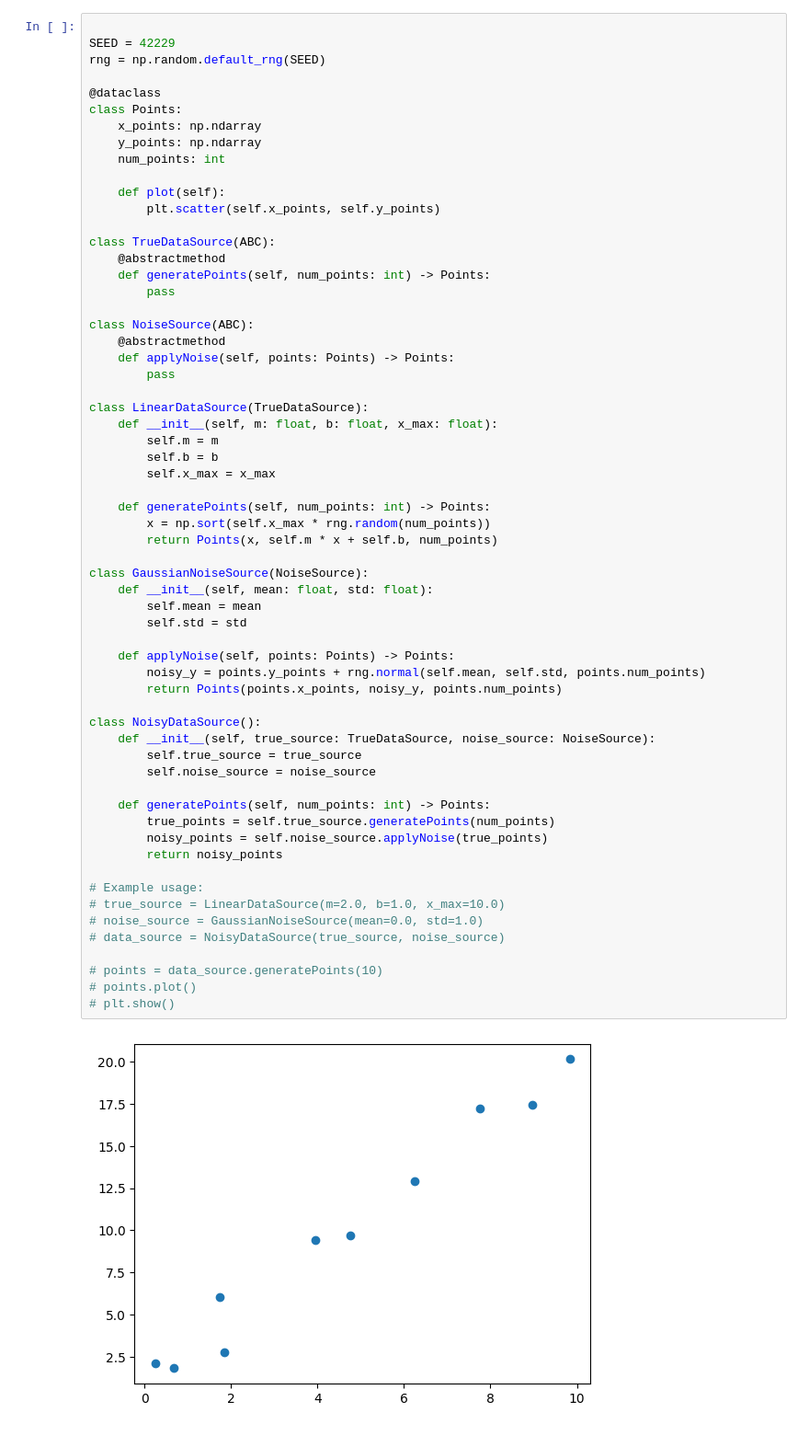
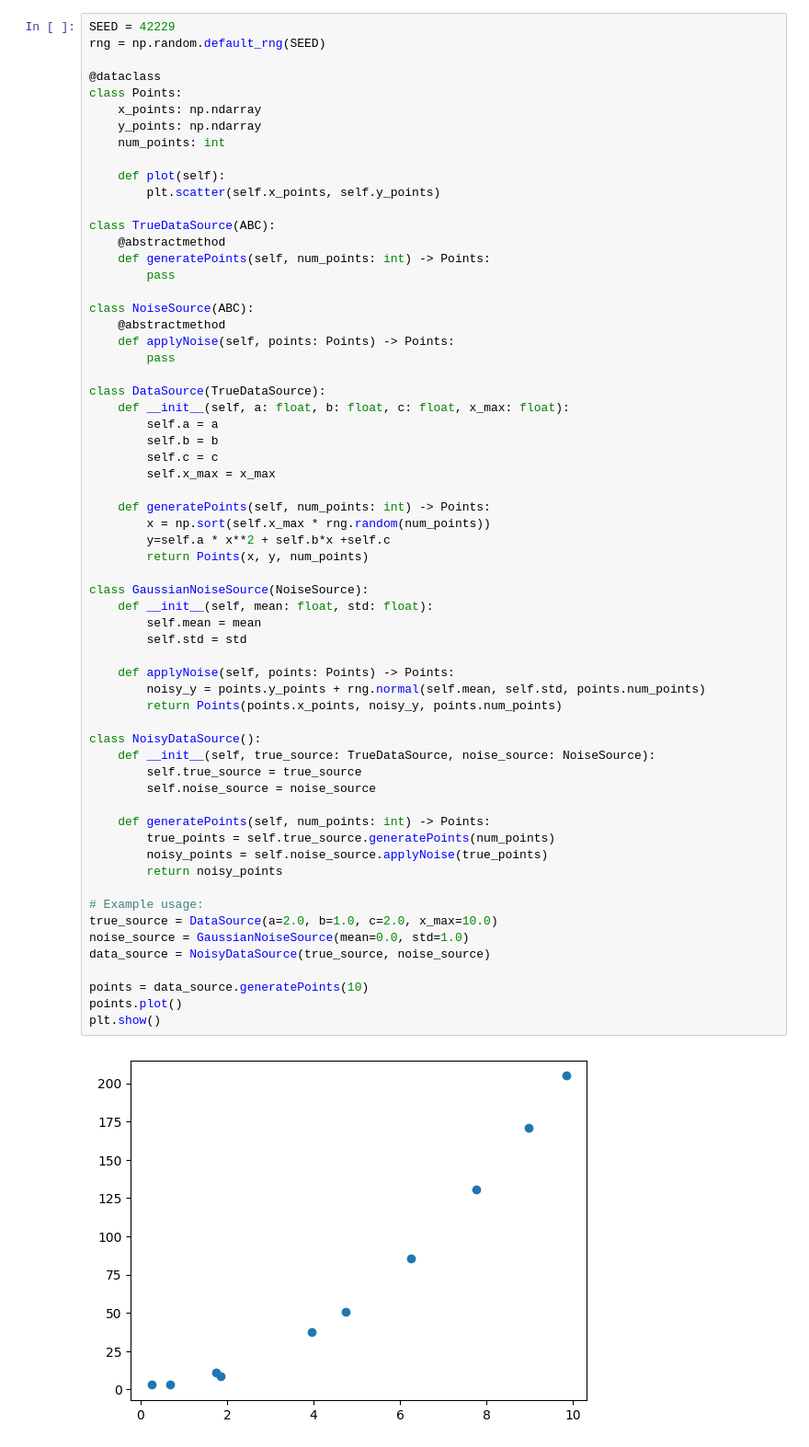
Before and after one commit to sidharth-red/MCMC, a Jupyter notebook: MCMC_Quadratic_data_Sidharth.ipynb, the cells around one changed output. Shown at 92% size. Saved outputs shown, nothing was run; the diff lists cells and outputs as text.

```diff
--- a/MCMC_Quadratic_data_Sidharth.ipynb
+++ b/MCMC_Quadratic_data_Sidharth.ipynb
@@ -32,5 +36,4 @@ Successfully installed corner-2.2.2
 # %%
-
 SEED = 42229
 rng = np.random.default_rng(SEED)
 
@@ -53,44 +56,46 @@ class NoiseSource(ABC):
     def applyNoise(self, points: Points) -> Points:
         pass
 
-class LinearDataSource(TrueDataSource):
-    def __init__(self, m: float, b: float, x_max: float):
-        self.m = m
+class DataSource(TrueDataSource):
+    def __init__(self, a: float, b: float, c: float, x_max: float):
+        self.a = a
         self.b = b
+        self.c = c
         self.x_max = x_max
 
     def generatePoints(self, num_points: int) -> Points:
         x = np.sort(self.x_max * rng.random(num_points))
-        return Points(x, self.m * x + self.b, num_points)
+        y=self.a * x**2 + self.b*x +self.c
+        return Points(x, y, num_points)
 
 class GaussianNoiseSource(NoiseSource):
     def __init__(self, mean: float, std: float):
         self.mean = mean
         self.std = std
 
     def applyNoise(self, points: Points) -> Points:
         noisy_y = points.y_points + rng.normal(self.mean, self.std, points.num_points)
         return Points(points.x_points, noisy_y, points.num_points)
 
 class NoisyDataSource():
     def __init__(self, true_source: TrueDataSource, noise_source: NoiseSource):
         self.true_source = true_source
         self.noise_source = noise_source
 
     def generatePoints(self, num_points: int) -> Points:
         true_points = self.true_source.generatePoints(num_points)
         noisy_points = self.noise_source.applyNoise(true_points)
         return noisy_points
 
 # Example usage:
-# true_source = LinearDataSource(m=2.0, b=1.0, x_max=10.0)
-# noise_source = GaussianNoiseSource(mean=0.0, std=1.0)
-# data_source = NoisyDataSource(true_source, noise_source)
+true_source = DataSource(a=2.0, b=1.0, c=2.0, x_max=10.0)
+noise_source = GaussianNoiseSource(mean=0.0, std=1.0)
+data_source = NoisyDataSource(true_source, noise_source)
 
-# points = data_source.generatePoints(10)
-# points.plot()
-# plt.show()
+points = data_source.generatePoints(10)
+points.plot()
+plt.show()
 # %% [output]
-[figure, old version]
+[figure, new version]
 # %%
 def model(theta, x_points):
```
Also changed, not shown: parts of 6 cells of this notebook.
